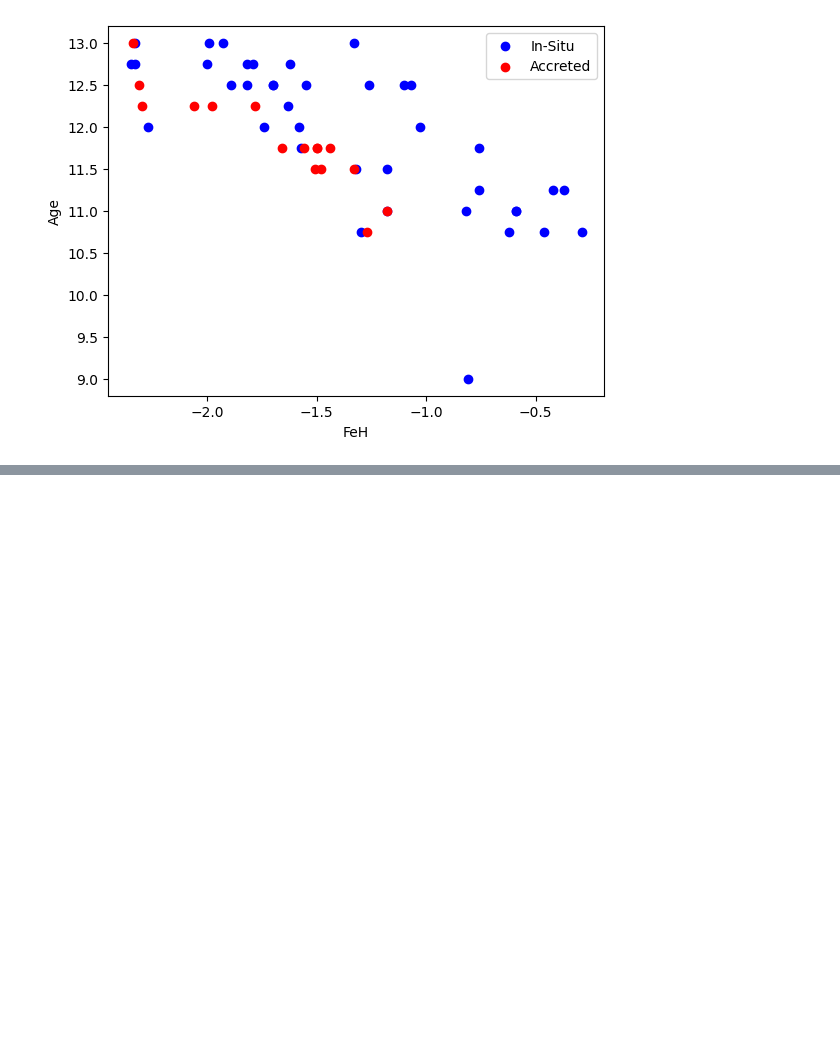
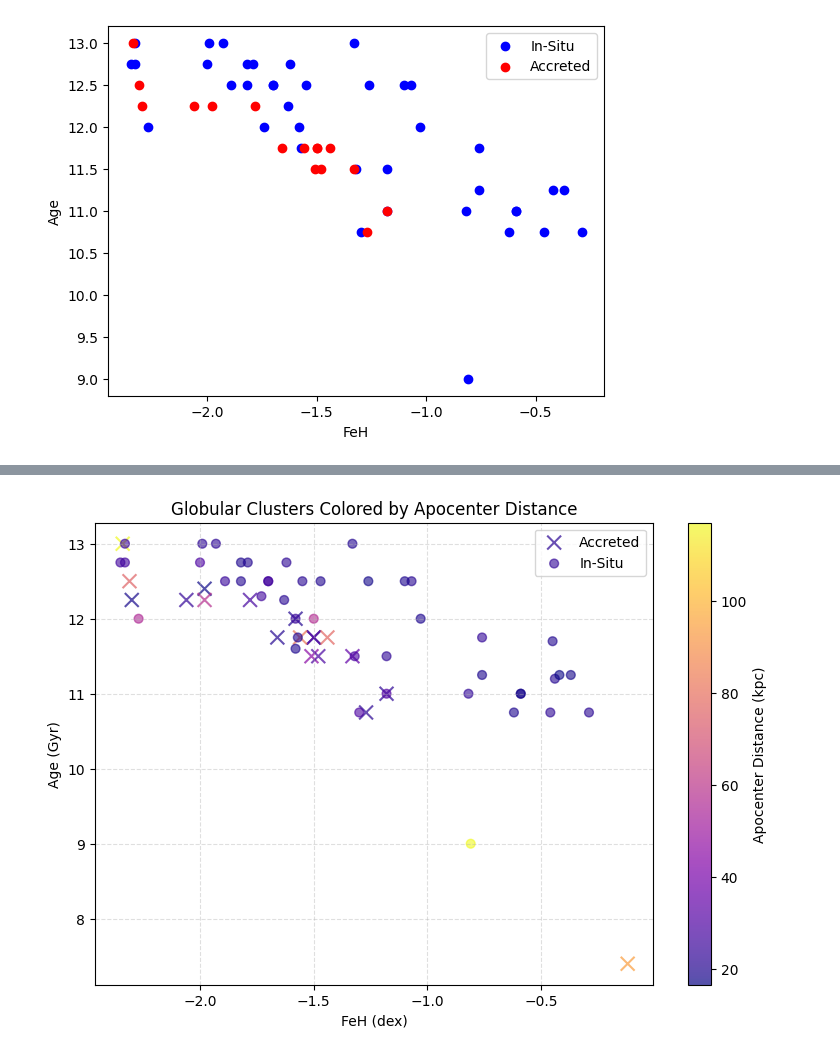
Before and after one commit to vishnusivamogga/PHYS3116_shrek, a Jupyter notebook: age_metallicity.ipynb, the cells around one changed output, grey strips where cells are left out. Cells and saved outputs as stored; diff of their text form; code cells hidden in the pictures; blank space fills up the shorter version.

```diff
--- a/age_metallicity.ipynb
+++ b/age_metallicity.ipynb
@@ -206,0 +225,24 @@ AttributeError: Integrate the orbit first or use analytic=True for approximate e
+# %%
+Accreted['apo_log'] = np.log10(Accreted['apo'])
+InSitu['apo_log'] = np.log10(InSitu['apo'])
+
+
+fig, ax = plt.subplots(figsize=(9,6))
+#fig, (ax1, ax2) = plt.subplots(1, 2, figsize=(14, 6), sharey=True)
+
+sc = ax.scatter( Accreted['FeH'],Accreted['Age'], c=Accreted['apo'], cmap='plasma',marker='x',  s=100,  alpha=0.7,label='Accreted')
+sc2 = ax.scatter(InSitu['FeH'], InSitu['Age'],c=InSitu['apo'], cmap='plasma',s=40,alpha=0.6,marker='o',label='In-Situ')
+
+
+# Axis labels
+ax.legend()
+ax.set_xlabel('FeH (dex)')
+ax.set_ylabel('Age (Gyr)')
+ax.set_title('Globular Clusters Colored by Apocenter Distance')
+ax.grid(True, ls='--', alpha=0.4)
+
+# Add colorbar
+cbar = plt.colorbar(sc, ax=ax)
+cbar.set_label('Apocenter Distance (kpc)')
+# %% [output]
+[figure, added]
```
Also changed, not shown: parts of 4 cells of this notebook, 1 other file.
